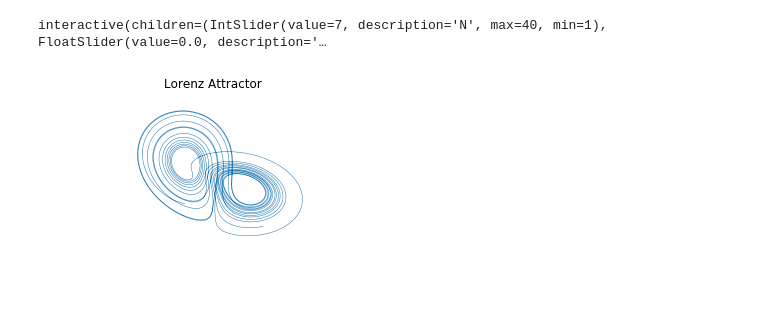
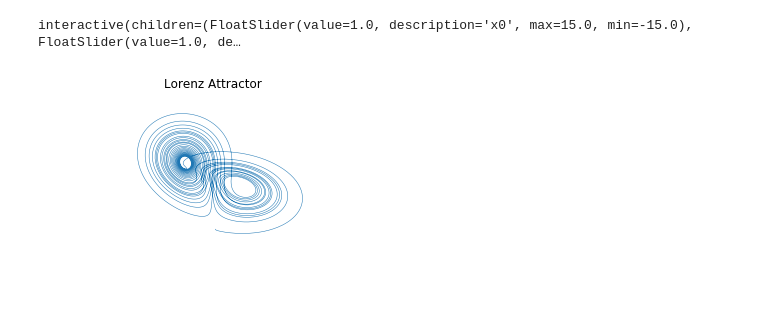
Before and after one commit to Malenczuk/mownit2, a Jupyter notebook: lab11/Chaos.ipynb, the cells around one changed output. Saved outputs shown, nothing was run; the diff lists cells and outputs as text; code cells hidden in the pictures.

Commit message:
interactive lorenz

```diff
--- a/lab11/Chaos.ipynb
+++ b/lab11/Chaos.ipynb
@@ -43,7 +43,7 @@ from mpl_toolkits.mplot3d import Axes3D
 from matplotlib.colors import cnames
 from matplotlib import animation
 # %%
-def solve_lorenz(N = 7, angle=0.0, max_time=20.0, sigma=10., beta=8./3, rho=28.):
+def solve_lorenz(x0=1.0, y0=1.0, z0=1.0, angle=0.0, max_time=20.0, sigma=10., beta=8./3, rho=28.):
 
     fig = plt.figure()
     ax = fig.gca(projection='3d')
@@ -54,7 +54,7 @@ def solve_lorenz(N = 7, angle=0.0, max_time=20.0, sigma=10., beta=8./3, rho=28.)
         return [sigma * (y - x), x * (rho - z) - y, x * y - beta * z]
 
     np.random.seed(1)
-    state0 = (-15 + 30 * np.random.random((N, 3)))[N - 1]
+    state0 = [x0, y0, z0]
 
     t = np.linspace(0, max_time, int(250*max_time))
     states = odeint(lorenz_deriv, state0, t)
@@ -68,10 +68,11 @@ def solve_lorenz(N = 7, angle=0.0, max_time=20.0, sigma=10., beta=8./3, rho=28.)
     ax.view_init(30, angle)
     plt.show()
 # %%
-interactive(solve_lorenz, angle=(0.,360.), N=(1,40), max_time=(0.1, 40.0), sigma=(0.0,50.0), rho=(0.0,50.0))
+interactive(solve_lorenz, angle=(0.,360.), max_time=(0.1, 40.0), sigma=(0.0,50.0), rho=(0.0,50.0),
+           x0=(-15.,15.), y0=(-15.,15.), z0=(-15.,15.))
 # %% [output]
-interactive(children=(IntSlider(value=7, description='N', max=40, min=1), FloatSlider(value=0.0, description='…
+interactive(children=(FloatSlider(value=1.0, description='x0', max=15.0, min=-15.0), FloatSlider(value=1.0, de…
-# %%
-solve_lorenz(N=7, sigma=10., beta=8./3, rho=28.)
-# %% [output]
-[figure, removed]
+# %%
+solve_lorenz(x0=0., y0=1., z0=1.05, max_time=30.)
+# %% [output]
+[figure, added]
```
Also changed, not shown: parts of 1 cell of this notebook.
